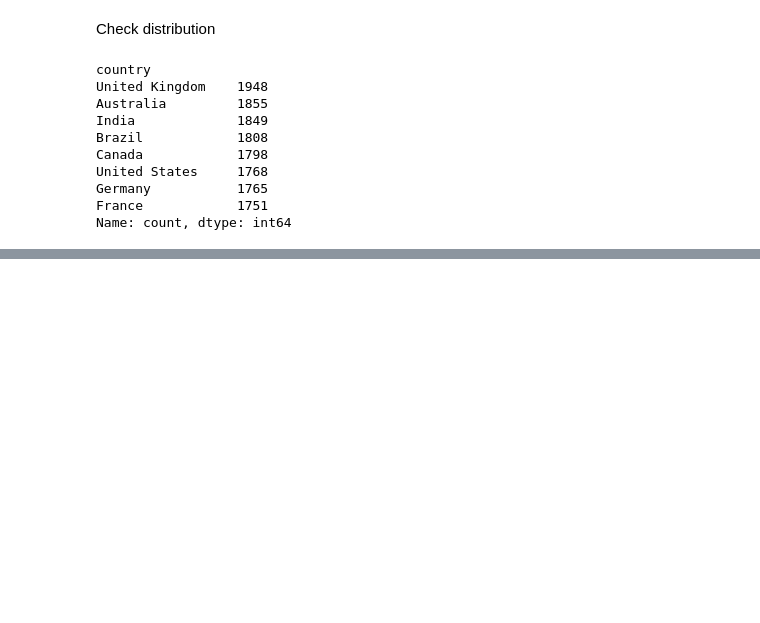
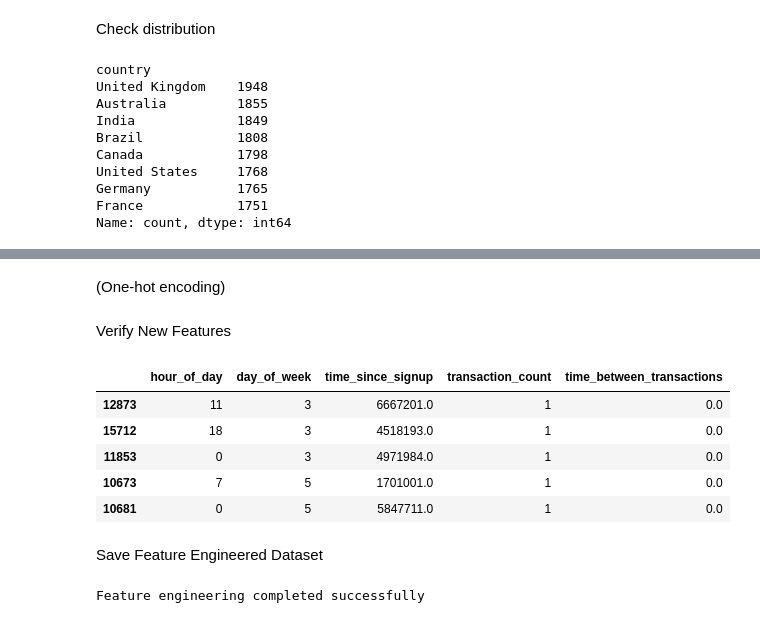
Before and after one commit to LidiyaMulachew/fraud-detection, a Jupyter notebook: notebooks/eda-fraud-data.ipynb, the cells around one changed output, grey strips where cells are left out. Saved outputs shown, nothing was run; the diff lists cells and outputs as text; code cells hidden in the pictures; blank space fills up the shorter version.

Commit message:
Feature engineering completed sucessfully

```diff
--- a/notebooks/eda-fraud-data.ipynb
+++ b/notebooks/eda-fraud-data.ipynb
@@ -650,0 +677,2 @@ Name: count, dtype: int64
+# %%
+fraud_df = fraud_df.sort_values(['user_id', 'purchase_time'])
@@ -650,0 +681,2 @@ Name: count, dtype: int64
+# %%
+fraud_df['time_between_transactions'] = fraud_df.groupby('user_id')['purchase_time'].diff().dt.total_seconds()
@@ -650,0 +685,2 @@ Name: count, dtype: int64
+# %%
+fraud_df['time_between_transactions'] = fraud_df['time_between_transactions'].fillna(0)
@@ -650,0 +699,32 @@ Name: count, dtype: int64
+# %% [markdown]
+(One-hot encoding)
+# %%
+fraud_df = pd.get_dummies(fraud_df, columns=['country'], drop_first=True)
+# %% [markdown]
+Verify New Features
+# %%
+fraud_df[[
+    'hour_of_day',
+    'day_of_week',
+    'time_since_signup',
+    'transaction_count',
+    'time_between_transactions'
+]].head()
+# %% [output]
+|  | hour_of_day | day_of_week | time_since_signup | transaction_count | time_between_transactions |
+| 12873 | 11 | 3 | 6667201.0 | 1 | 0.0 |
+| 15712 | 18 | 3 | 4518193.0 | 1 | 0.0 |
+| 11853 | 0 | 3 | 4971984.0 | 1 | 0.0 |
+| 10673 | 7 | 5 | 1701001.0 | 1 | 0.0 |
+| 10681 | 0 | 5 | 5847711.0 | 1 | 0.0 |
+# %% [markdown]
+Save Feature Engineered Dataset
+# %%
+fraud_df.to_csv(
+    "../data/processed/fraud_feature_engineered.csv",
+    index=False
+)
+
+print("Feature engineering completed successfully")
+# %% [output]
+Feature engineering completed successfully
```
Also changed, not shown: parts of 16 cells of this notebook.
